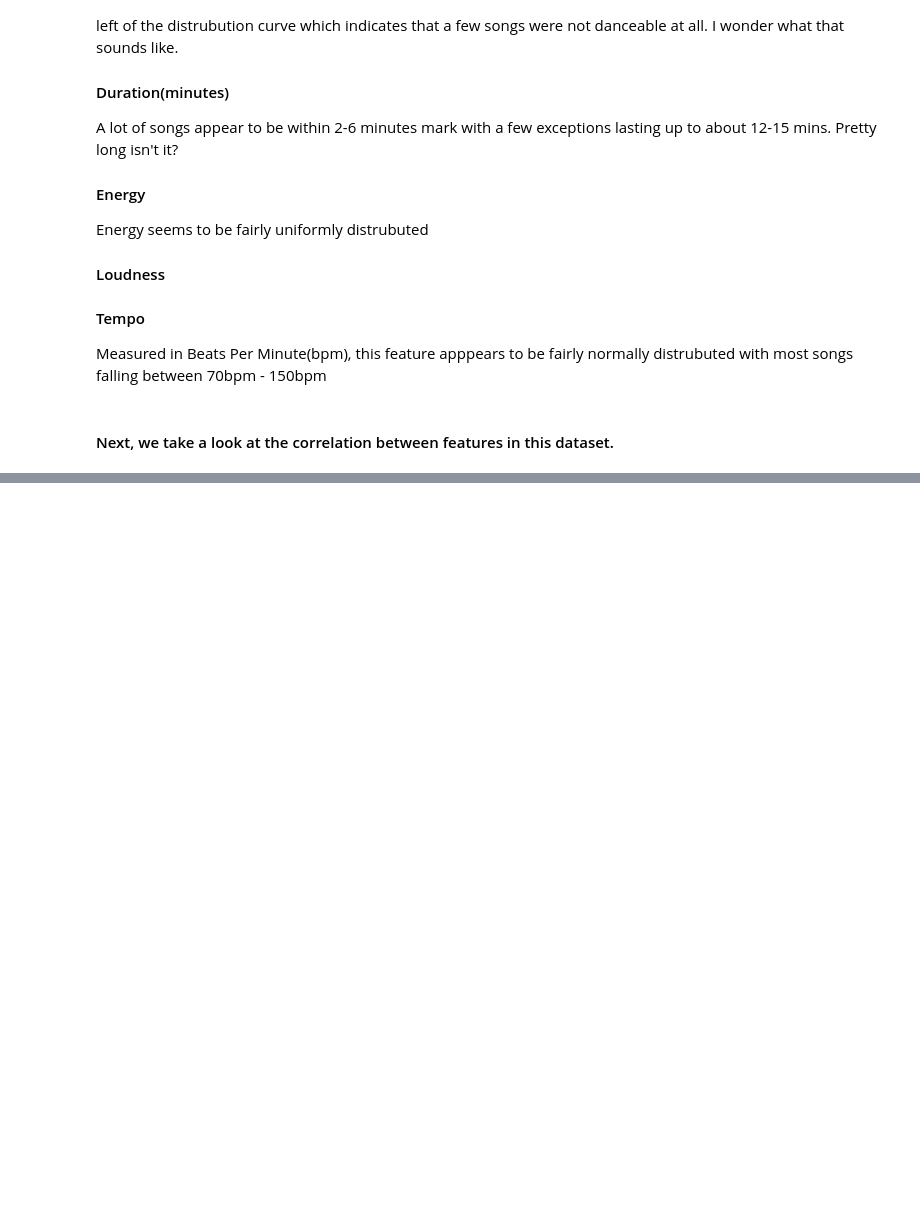
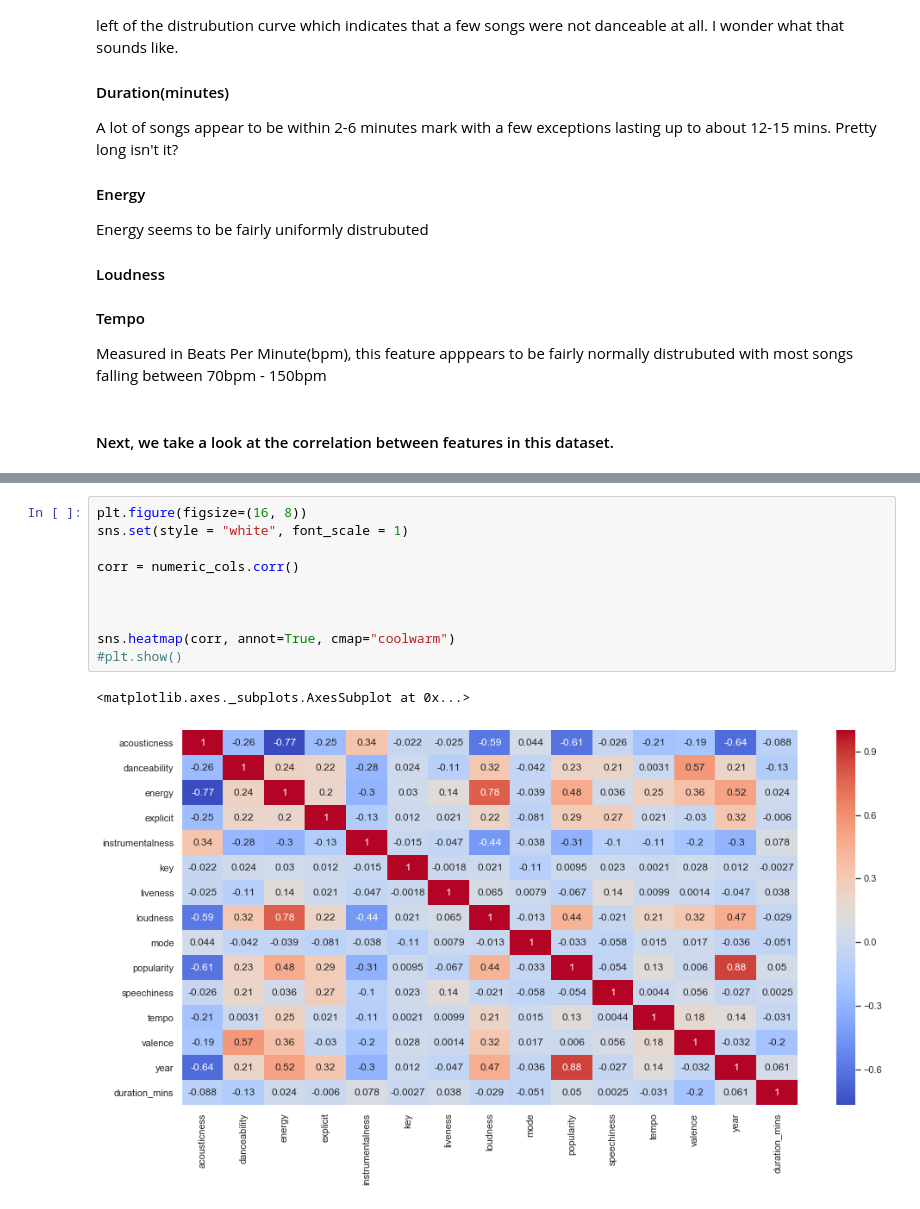
Before and after one commit to OtuokereTobechukwu/Sonic-Analysis, a Jupyter notebook: Sonic analysis.ipynb, the cells around one changed output, grey strips where cells are left out. Cells and saved outputs as stored; diff of their text form; blank space fills up the shorter version.

```diff
--- a/Sonic analysis.ipynb
+++ b/Sonic analysis.ipynb
@@ -176,0 +242,13 @@ plt.show()
+# %%
+plt.figure(figsize=(16, 8))
+sns.set(style = "white", font_scale = 1)
+
+corr = numeric_cols.corr()
+
+
+
+sns.heatmap(corr, annot=True, cmap="coolwarm")
+#plt.show()
+# %% [output]
+<matplotlib.axes._subplots.AxesSubplot at 0x...>
+[figure, added]
```
Also changed, not shown: parts of 19 cells of this notebook, 4 other files.
